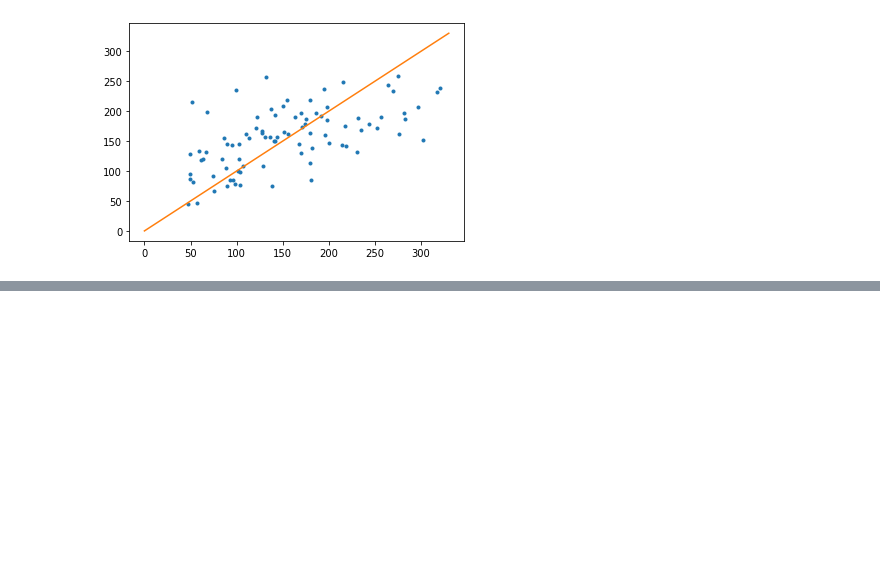
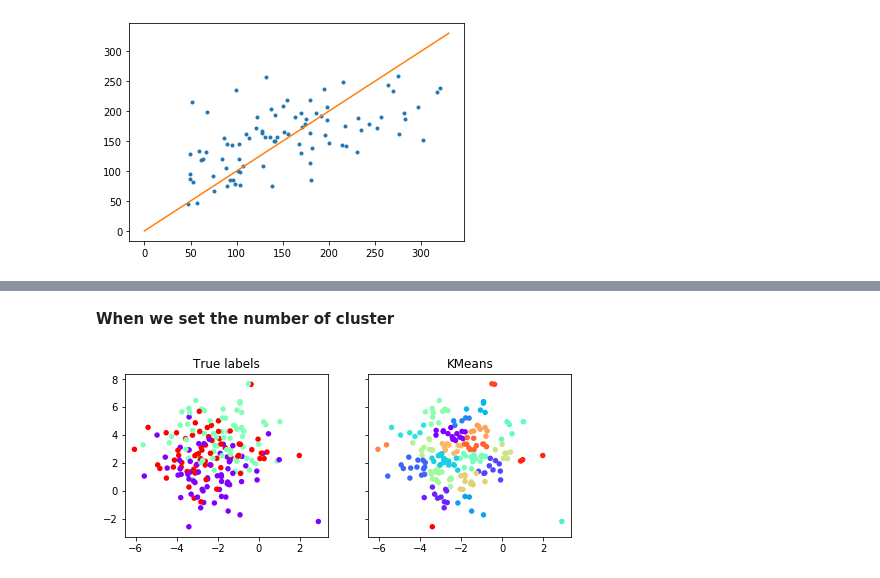
Before and after one commit to stevemeister5/aitheory, a Jupyter notebook: Examples.ipynb, the cells around one changed output, grey strips where cells are left out. Saved outputs shown, nothing was run; the diff lists cells and outputs as text; code cells hidden in the pictures; blank space fills up the shorter version.

```diff
--- a/Examples.ipynb
+++ b/Examples.ipynb
@@ -57,0 +189,8 @@ plt.show()
+# %% [markdown]
+**When we set the number of cluster**
+# %%
+km = clu.KMeans(n_clusters=24)
+km.fit(X)
+display_clustering(km.labels_, "KMeans")
+# %% [output]
+[figure, added]
```
Also changed, not shown: parts of 27 cells of this notebook.
